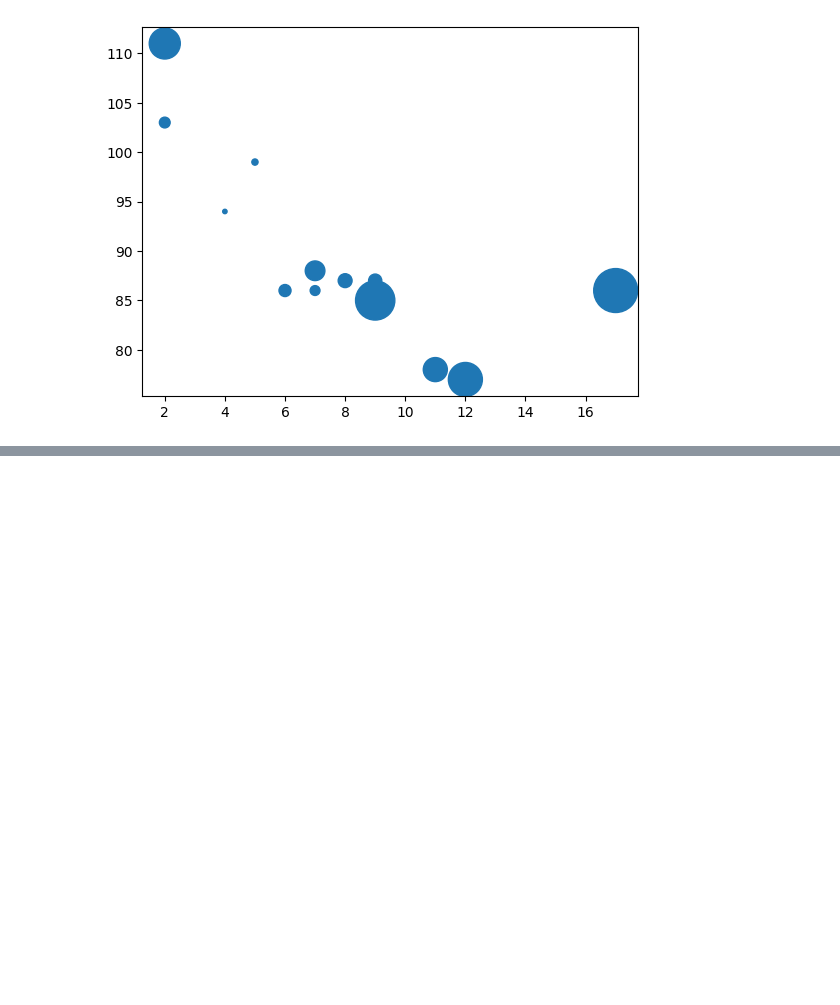
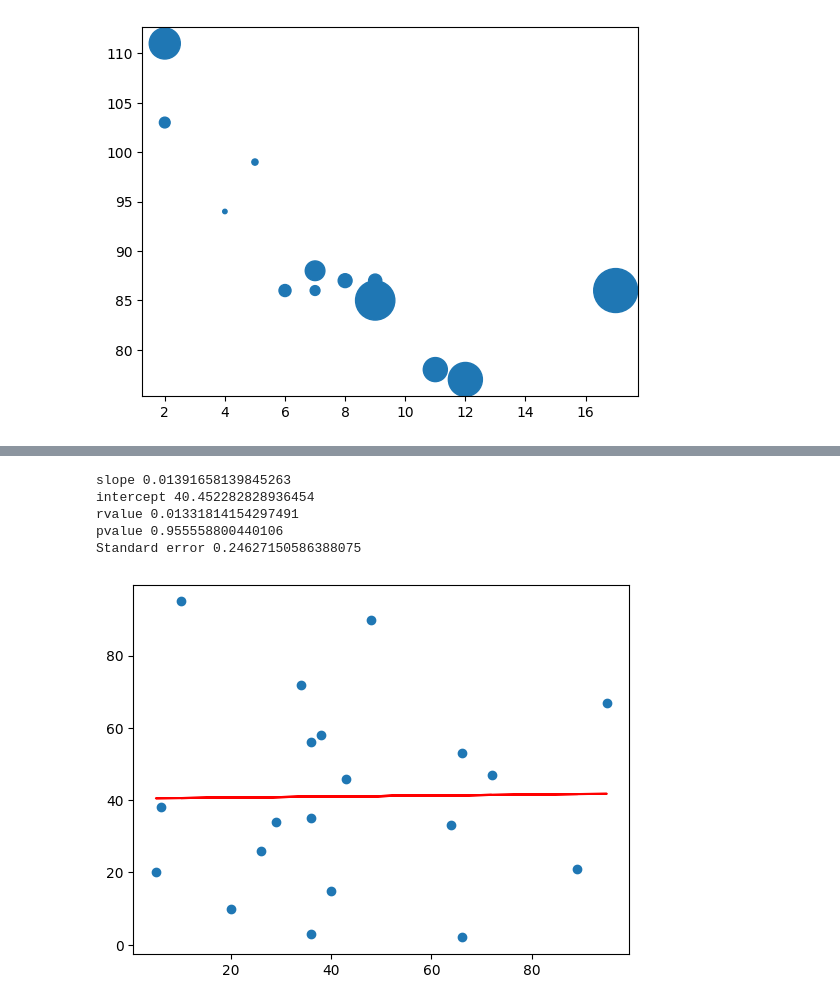
Before and after one commit to simonangel-fong/Note_Tech, a Jupyter notebook: Programming_Language/machine_learning/lab.ipynb, the cells around one changed output, grey strips where cells are left out. Drawn from its saved outputs; the diff is of its cells as text; code cells hidden in the pictures; blank space fills up the shorter version.

```diff
--- a/Programming_Language/machine_learning/lab.ipynb
+++ b/Programming_Language/machine_learning/lab.ipynb
@@ -197,0 +244,39 @@ plt.show()
+# %%
+# Bad Fit
+import matplotlib.pyplot as plt
+from scipy import stats
+
+age_list = [89,43,36,36,95,10,66,34,38,20,26,29,48,64,6,5,36,66,72,40]
+speed_list = [21,46,3,35,67,95,53,72,58,10,26,34,90,33,38,20,56,2,47,15]
+
+slope, intercept, r, p, std_err = stats.linregress(age_list, speed_list)
+
+print("slope", slope)
+print("intercept", intercept)
+print("rvalue", r)
+print("pvalue", p)
+print("Standard error", std_err)
+
+# slope 0.01391658139845263
+# intercept 40.452282828936454
+# rvalue 0.01331814154297491
+# pvalue 0.955558800440106
+# Standard error 0.24627150586388075
+
+def predict_speed(x_age):
+    return slope * x_age + intercept
+
+
+predict_speed_list = list(map(predict_speed, age_list))
+
+plt.scatter(age_list, speed_list)
+plt.plot(age_list, predict_speed_list, color='red')
+
+plt.show()
+# %% [output]
+slope 0.01391658139845263
+intercept 40.452282828936454
+rvalue 0.01331814154297491
+pvalue 0.955558800440106
+Standard error 0.24627150586388075
+[figure, added]
```
Also changed, not shown: parts of 7 cells of this notebook, 6 other files.
